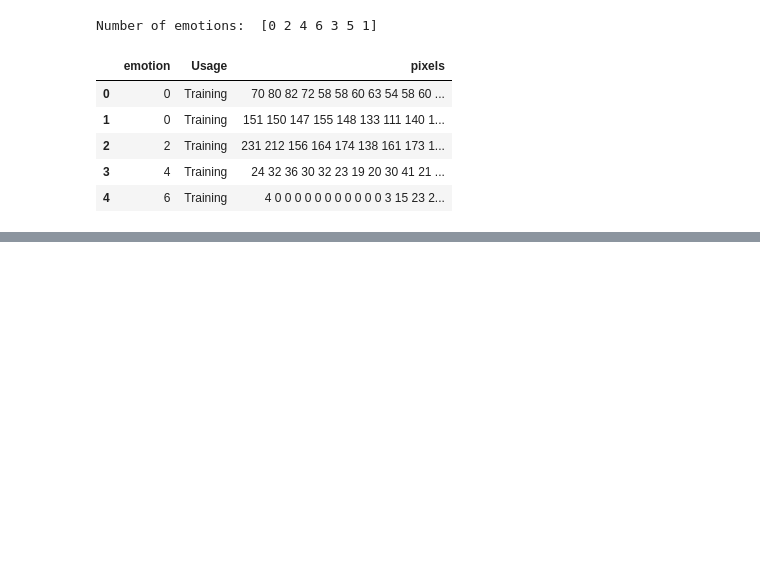
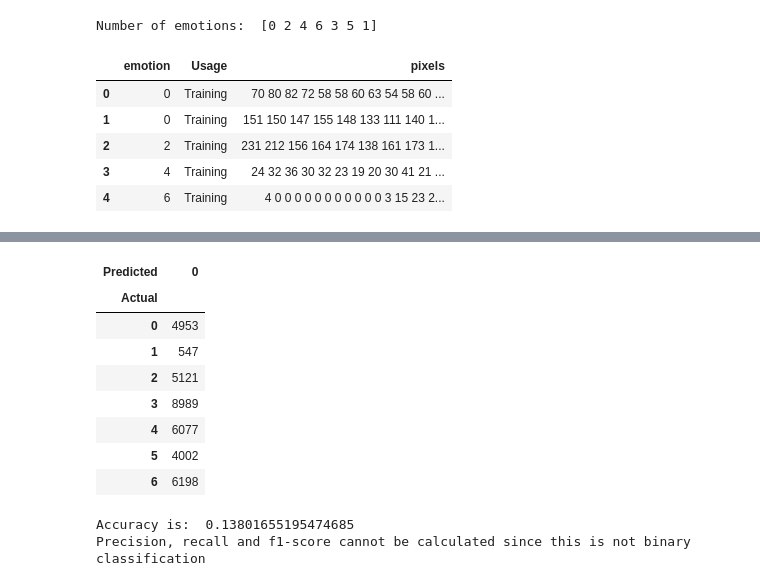
Before and after one commit to Adithya-Jayan/EC460_NNDL, a Jupyter notebook: Assignment 3.ipynb, the cells around one changed output, grey strips where cells are left out. Drawn from its saved outputs; the diff is of its cells as text; code cells hidden in the pictures; blank space fills up the shorter version.

```diff
--- a/Assignment 3.ipynb
+++ b/Assignment 3.ipynb
@@ -237,0 +272,23 @@ Loss over Epochs: [0.75913283361663, 0.7495193245464932]
+# %%
+#Display confusion Matrix
+
+y_actu = pd.Series(Y_train, name='Actual')
+y_pred = pd.Series(record, name='Predicted')
+df_confusion = pd.crosstab(y_actu, y_pred)
+df_confusion
+# %% [output]
+| Predicted | 0 |
+| Actual |  |
+| 0 | 4953 |
+| 1 | 547 |
+| 2 | 5121 |
+| 3 | 8989 |
+| 4 | 6077 |
+| 5 | 4002 |
+| 6 | 6198 |
+# %%
+print("Accuracy is: ",Accuracy(y_actu,y_pred))
+print("Precision, recall and f1-score cannot be calculated since this is not binary classification")
+# %% [output]
+Accuracy is:  0.13801655195474685
+Precision, recall and f1-score cannot be calculated since this is not binary classification
```
Also changed, not shown: parts of 14 cells of this notebook.
